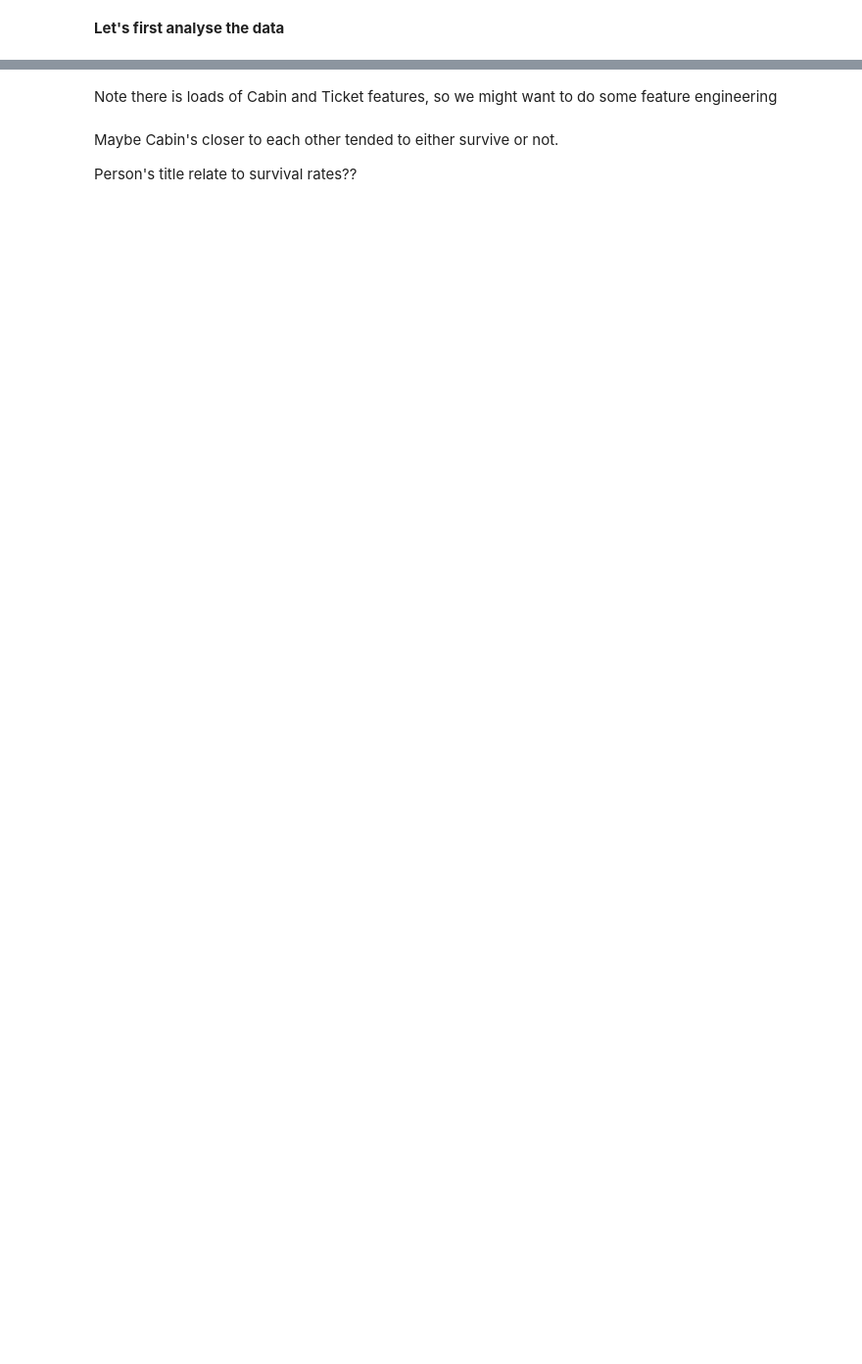
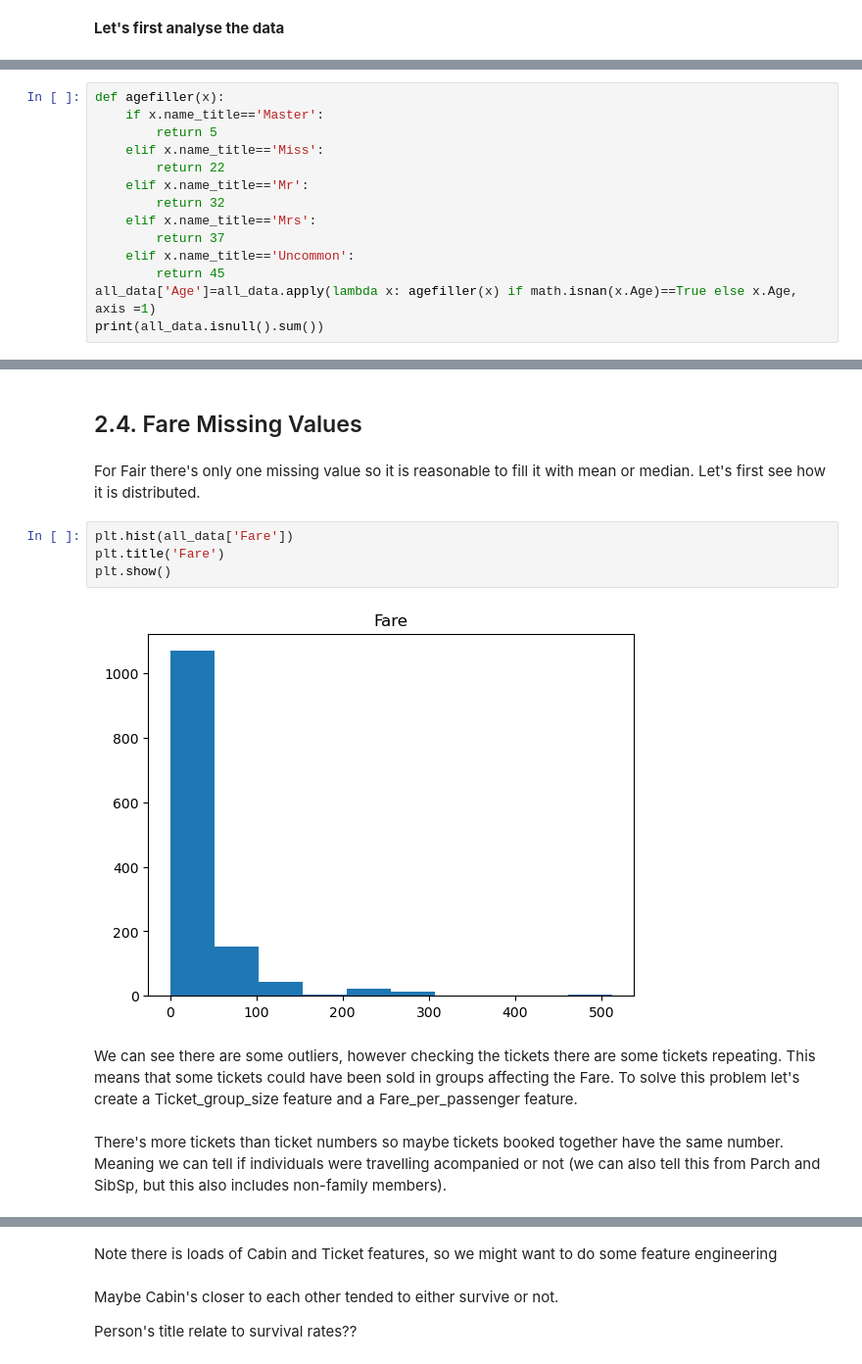
Before and after one commit to mike235711/Titanic_Project, a Jupyter notebook: fork-of-titanic-project.ipynb, the cells around one changed output, grey strips where cells are left out. Shown at 98% size. Drawn from its saved outputs; the diff is of its cells as text; blank space fills up the shorter version.

```diff
--- a/fork-of-titanic-project.ipynb
+++ b/fork-of-titanic-project.ipynb
@@ -62,0 +269,14 @@ df_cat = all_data[['Survived','Pclass','Sex','Ticket','Cabin','Embarked']]
+# %%
+def agefiller(x):
+    if x.name_title=='Master':
+        return 5
+    elif x.name_title=='Miss':
+        return 22
+    elif x.name_title=='Mr':
+        return 32
+    elif x.name_title=='Mrs':
+        return 37
+    elif x.name_title=='Uncommon':
+        return 45
+all_data['Age']=all_data.apply(lambda x: agefiller(x) if math.isnan(x.Age)==True else x.Age, axis =1)
+print(all_data.isnull().sum())
@@ -62,0 +299,14 @@ df_cat = all_data[['Survived','Pclass','Sex','Ticket','Cabin','Embarked']]
+# %% [markdown]
+## 2.4. Fare Missing Values
+# %% [markdown]
+For Fair there's only one missing value so it is reasonable to fill it with mean or median. Let's first see how it is distributed.
+# %%
+plt.hist(all_data['Fare'])
+plt.title('Fare')
+plt.show()
+# %% [output]
+[figure, added]
+# %% [markdown]
+We can see there are some outliers, however checking the tickets there are some tickets repeating. This means that some tickets could have been sold in groups affecting the Fare. To solve this problem let's create a Ticket_group_size feature and a Fare_per_passenger feature.
+# %% [markdown]
+There's more tickets than ticket numbers so maybe tickets booked together have the same number. Meaning we can tell if individuals were travelling acompanied or not (we can also tell this from Parch and SibSp, but this also includes non-family members).
```
Also changed, not shown: parts of 180 cells of this notebook.
